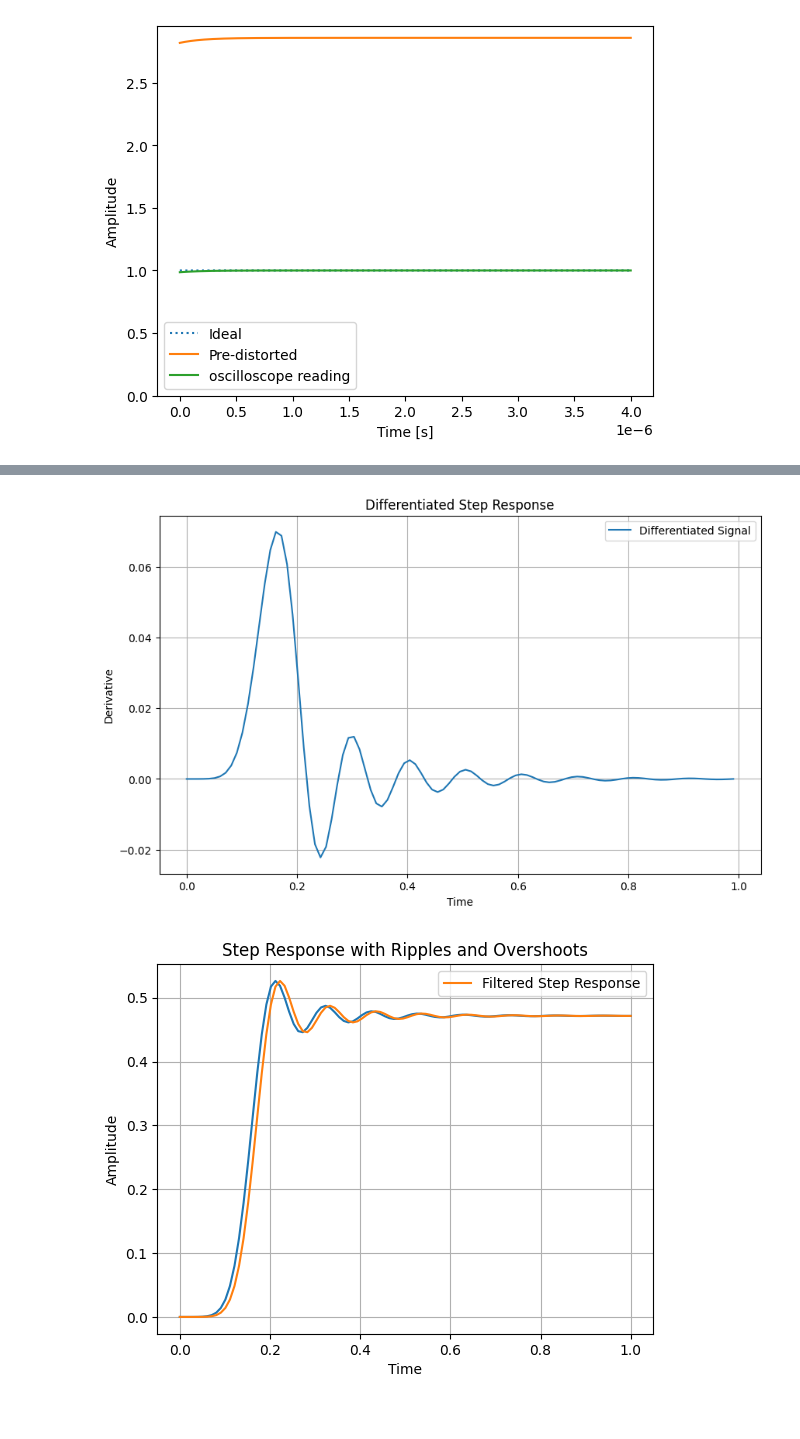
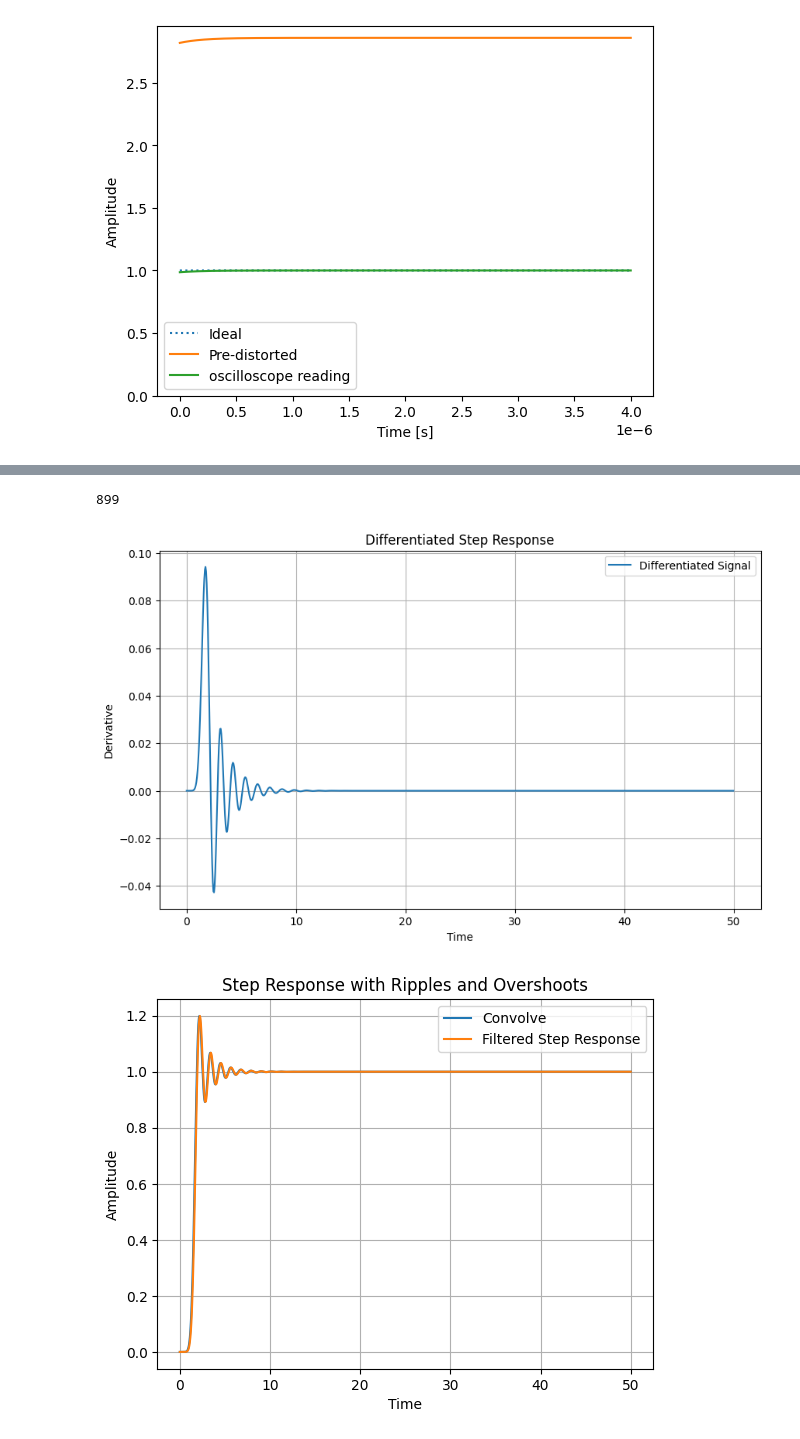
Before and after one commit to mainCSG/QBlox-CSG, a Jupyter notebook: experiments/bias-tee-transfer-function/transfer_function.ipynb, the cells around one changed output, grey strips where cells are left out. Cells and saved outputs as stored; diff of their text form; code cells hidden in the pictures.

```diff
--- a/experiments/bias-tee-transfer-function/transfer_function.ipynb
+++ b/experiments/bias-tee-transfer-function/transfer_function.ipynb
@@ -105,7 +105,7 @@ f_signal = 10  # Frequency of the sinusoidal signal
 signal_awg = np.sin(2 * np.pi * f_signal * t_awg)  # Sinusoidal signal at AWG rate
 
 # Resample the signal to a lower rate (simulating oscilloscope rate)
-N_oscilloscope = 100  # Number of samples at oscilloscope rate
+N_oscilloscope = 900  # Number of samples at oscilloscope rate
 H_resampling = construct_resampling_matrix(N_awg, N_oscilloscope)
 print(H_resampling.shape)
 signal_oscilloscope = np.matmul(H_resampling, signal_awg)  # Resampled signal at oscilloscope rate
@@ -163,21 +152,21 @@ num_taps_fir = 5  # Number of taps for the FIR filter
 num_taps_iir = 14   # Number of taps for the IIR filter
 
 # Generate step input
-t = np.linspace(0, 1, 100)
+t = np.linspace(0, 50, M)
 step_input = np.ones_like(t)
 
 # Design IIR filter (for generating ripples and overshoots)
-iir_b, iir_a = signal.butter(num_taps_iir, 0.2)
+iir_b, iir_a = signal.butter(num_taps_iir, 0.1)
 output_iir = signal.lfilter(iir_b, iir_a, step_input)
 
-# Design FIR filter (to correct imperfections)
+# # Design FIR filter (to correct imperfections)
 fir_b = signal.firls(num_taps_fir, [0, 0.1, 0.2, 0.5], [0, 1, 0, 0])
-output_fir = signal.lfilter(fir_b, 1, output_iir)
+# output_fir = signal.lfilter(fir_b, 1, output_iir)
 
 # Plot the step response
 plt.figure(figsize=(10, 6))
-plt.plot(t, step_input)
-plt.plot(t, output_fir, label='Filtered Step Response')
+plt.plot(t, step_input, label='ideal')
+plt.plot(t, output_iir, label='Filtered Step Response')
 plt.xlabel('Time')
 plt.ylabel('Amplitude')
 plt.title('Step Response with Ripples and Overshoots')
@@ -185,8 +174,8 @@ plt.grid(True)
 plt.legend()
 plt.show()
 
-h = np.diff(output_fir)
-
+h = np.diff(output_iir)
+print(len(h))
 # Plot the differentiated signal
 plt.figure(figsize=(10, 6))
 plt.plot(t[:-1], h, label='Differentiated Signal')
@@ -197,11 +186,13 @@ plt.grid(True)
 plt.legend()
 plt.show()
 
-y = np.convolve(h, x)[:100]
+Himp = sp.linalg.convolution_matrix(h, n = len(x))[:M, :M]
 
-plt.plot(t,y)
+y = Himp @ H_resampling @ x
+# y = np.convolve(h, x)[:M]
 
-plt.plot(t, output_fir, label='Filtered Step Response')
+plt.plot(t,y, label='Convolve')
+plt.plot(t, output_iir, label='Filtered Step Response')
 
 plt.xlabel('Time')
 plt.ylabel('Amplitude')
@@ -214,2 +205,3 @@ plt.show()
+899
-[figure, old version]
+[figure, new version]
-[figure, old version]
+[figure, new version]
```
Also changed, not shown: parts of 5 cells of this notebook.
